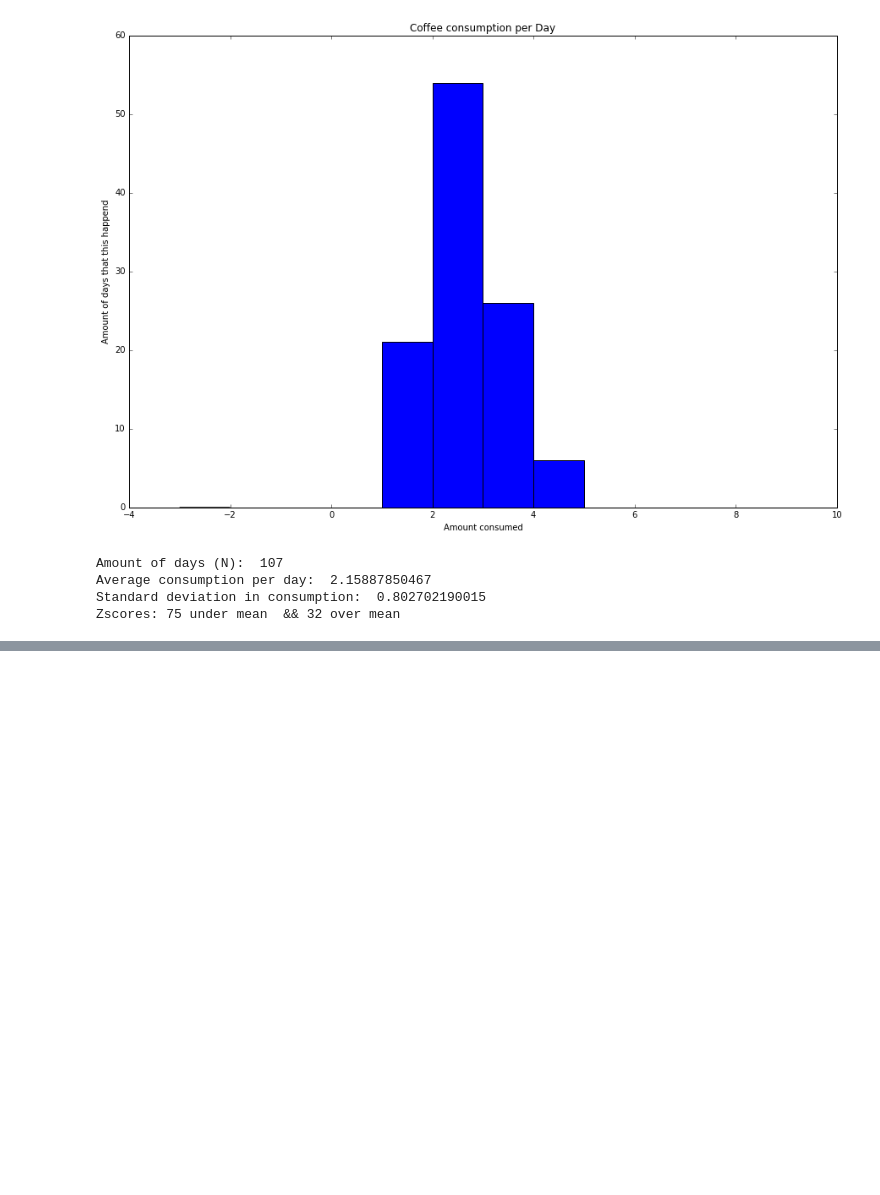
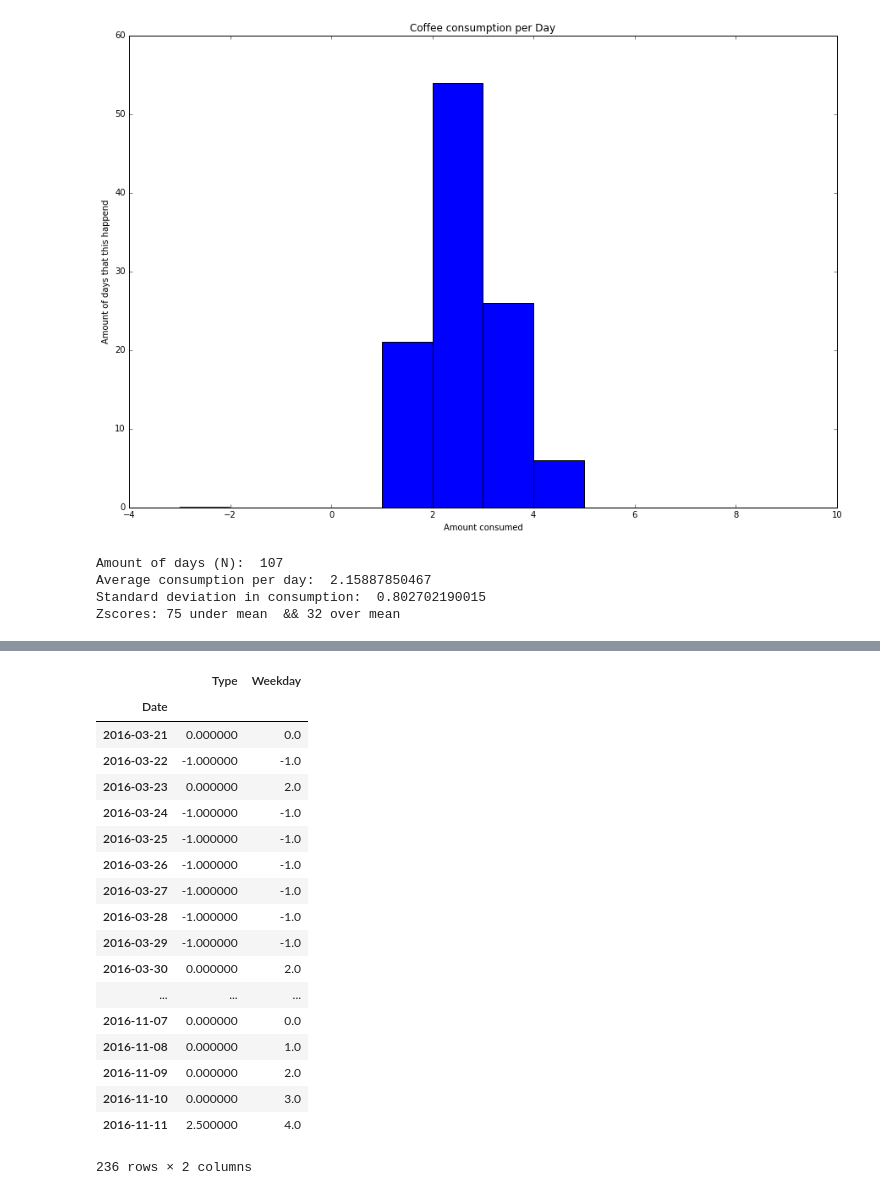
Before and after one commit to InRiPa/coffee-analysis, a Jupyter notebook: notebooks/02_ExploratoryDataAnalysis.ipynb, the cells around one changed output, grey strips where cells are left out. Drawn from its saved outputs; the diff is of its cells as text; code cells hidden in the pictures; blank space fills up the shorter version.

```diff
--- a/notebooks/02_ExploratoryDataAnalysis.ipynb
+++ b/notebooks/02_ExploratoryDataAnalysis.ipynb
@@ -129,3 +129,27 @@ Overall probability for all events: 98.54810380826373%
 # Look how distribution and probablities change with included missing weekdays (consumption=0)
 # Correlation between time spent working and amount of coffee consumed? (e.g. the longer he works the more he consumes)
 # scatter plot for coffee consumption based on hour of day (is there a correlation? cluster?)
+# %%
+test = pd.DataFrame(data)
+test.index = pd.to_datetime(test.Date, format="%Y-%m%d")
+test.resample("D",).mean().fillna(-1)
+# %% [output]
+|  | Type | Weekday |
+| Date |  |  |
+| 2016-03-21 | 0.000000 | 0.0 |
+| 2016-03-22 | -1.000000 | -1.0 |
+| 2016-03-23 | 0.000000 | 2.0 |
+| 2016-03-24 | -1.000000 | -1.0 |
+| 2016-03-25 | -1.000000 | -1.0 |
+| 2016-03-26 | -1.000000 | -1.0 |
+| 2016-03-27 | -1.000000 | -1.0 |
+| 2016-03-28 | -1.000000 | -1.0 |
+| 2016-03-29 | -1.000000 | -1.0 |
+| 2016-03-30 | 0.000000 | 2.0 |
+| ... | ... | ... |
+| 2016-11-07 | 0.000000 | 0.0 |
+| 2016-11-08 | 0.000000 | 1.0 |
+| 2016-11-09 | 0.000000 | 2.0 |
+| 2016-11-10 | 0.000000 | 3.0 |
+| 2016-11-11 | 2.500000 | 4.0 |
+236 rows × 2 columns
```
Also changed, not shown: parts of 1 cell of this notebook, 4 other files.
